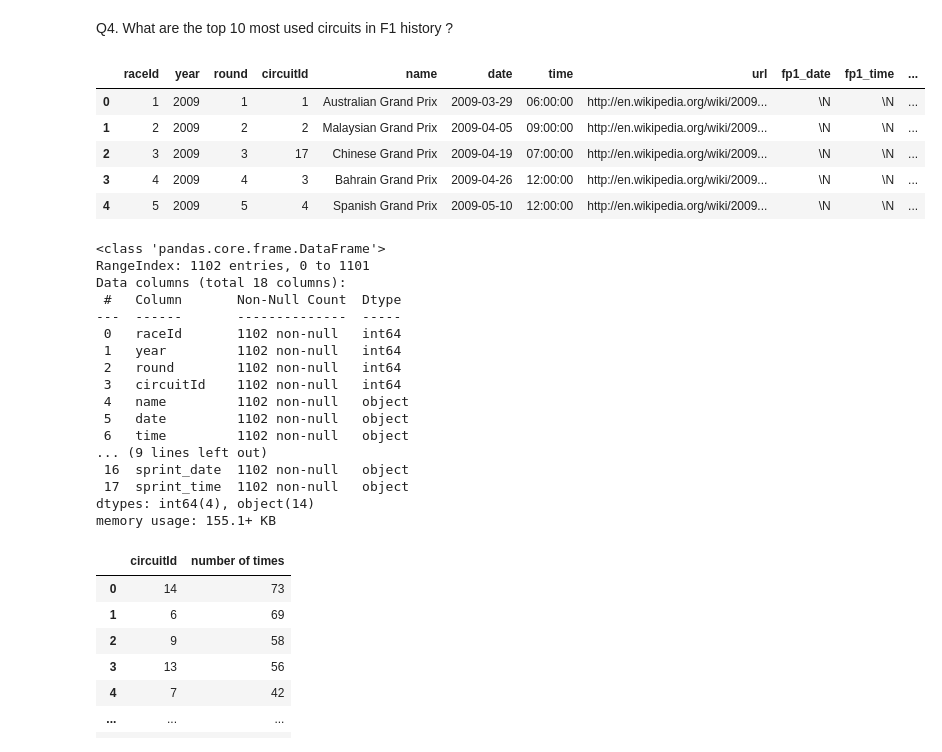
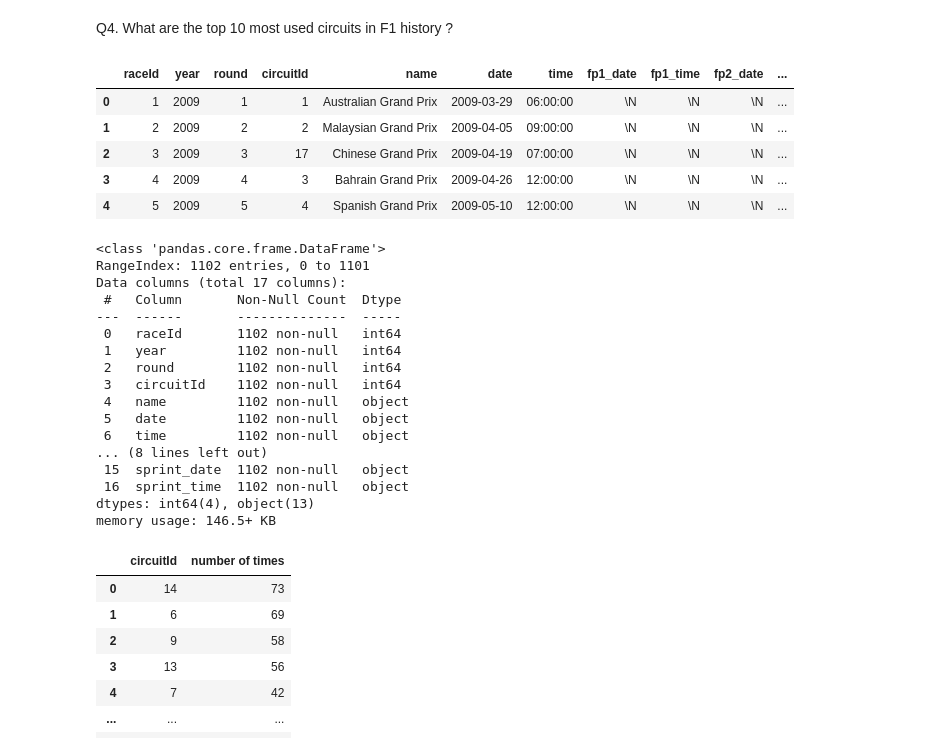
Before and after one commit to reha-hazir/F1-EDA-Grand-Prix-Analysis, a Jupyter notebook: main.ipynb, the cells around one changed output. Drawn from its saved outputs; the diff is of its cells as text; code cells hidden in the pictures.

```diff
--- a/main.ipynb
+++ b/main.ipynb
@@ -216,21 +212,21 @@ plt.show()
 # %% [markdown]
 Q4. What are the top 10 most used circuits in F1 history ?
 # %%
-df_races = pd.read_csv('datasets/races.csv')
+df_races = pd.read_csv('datasets/cleaned/races_cln.csv')
 df_races.head()
 # %% [output]
-|  | raceId | year | round | circuitId | name | date | time | url | fp1_date | fp1_time | ... |
-| 0 | 1 | 2009 | 1 | 1 | Australian Grand Prix | 2009-03-29 | 06:00:00 | http://en.wikipedia.org/wiki/2009... | \N | \N | ... |
-| 1 | 2 | 2009 | 2 | 2 | Malaysian Grand Prix | 2009-04-05 | 09:00:00 | http://en.wikipedia.org/wiki/2009... | \N | \N | ... |
-| 2 | 3 | 2009 | 3 | 17 | Chinese Grand Prix | 2009-04-19 | 07:00:00 | http://en.wikipedia.org/wiki/2009... | \N | \N | ... |
-| 3 | 4 | 2009 | 4 | 3 | Bahrain Grand Prix | 2009-04-26 | 12:00:00 | http://en.wikipedia.org/wiki/2009... | \N | \N | ... |
-| 4 | 5 | 2009 | 5 | 4 | Spanish Grand Prix | 2009-05-10 | 12:00:00 | http://en.wikipedia.org/wiki/2009... | \N | \N | ... |
+|  | raceId | year | round | circuitId | name | date | time | fp1_date | fp1_time | fp2_date | ... |
+| 0 | 1 | 2009 | 1 | 1 | Australian Grand Prix | 2009-03-29 | 06:00:00 | \N | \N | \N | ... |
+| 1 | 2 | 2009 | 2 | 2 | Malaysian Grand Prix | 2009-04-05 | 09:00:00 | \N | \N | \N | ... |
+| 2 | 3 | 2009 | 3 | 17 | Chinese Grand Prix | 2009-04-19 | 07:00:00 | \N | \N | \N | ... |
+| 3 | 4 | 2009 | 4 | 3 | Bahrain Grand Prix | 2009-04-26 | 12:00:00 | \N | \N | \N | ... |
+| 4 | 5 | 2009 | 5 | 4 | Spanish Grand Prix | 2009-05-10 | 12:00:00 | \N | \N | \N | ... |
 # %%
 df_races.info()
 # %% [output]
 <class 'pandas.core.frame.DataFrame'>
 RangeIndex: 1102 entries, 0 to 1101
-Data columns (total 18 columns):
+Data columns (total 17 columns):
  #   Column       Non-Null Count  Dtype
 ---  ------       --------------  -----
  0   raceId       1102 non-null   int64
@@ -240,11 +236,11 @@ Data columns (total 18 columns):
  4   name         1102 non-null   object
  5   date         1102 non-null   object
  6   time         1102 non-null   object
-... (9 lines left out)
- 16  sprint_date  1102 non-null   object
- 17  sprint_time  1102 non-null   object
-dtypes: int64(4), object(14)
-memory usage: 155.1+ KB
+... (8 lines left out)
+ 15  sprint_date  1102 non-null   object
+ 16  sprint_time  1102 non-null   object
+dtypes: int64(4), object(13)
+memory usage: 146.5+ KB
 # %%
 counts = df_races['circuitId'].value_counts()
 circuits_freq = pd.DataFrame({'circuitId': counts.index, 'number of times': counts.values})
```
Also changed, not shown: parts of 9 cells of this notebook.
